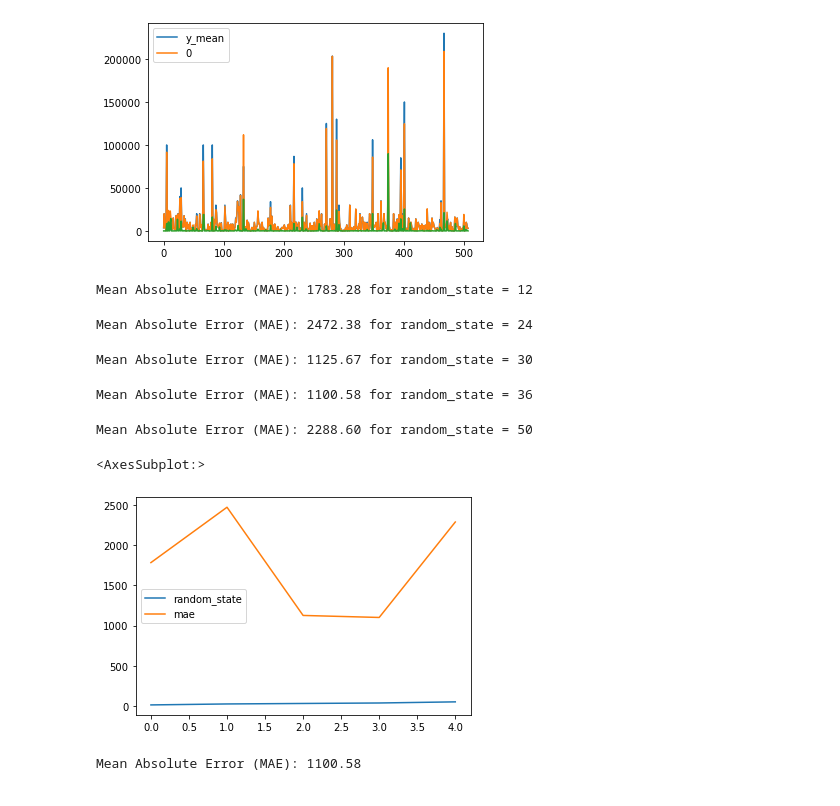
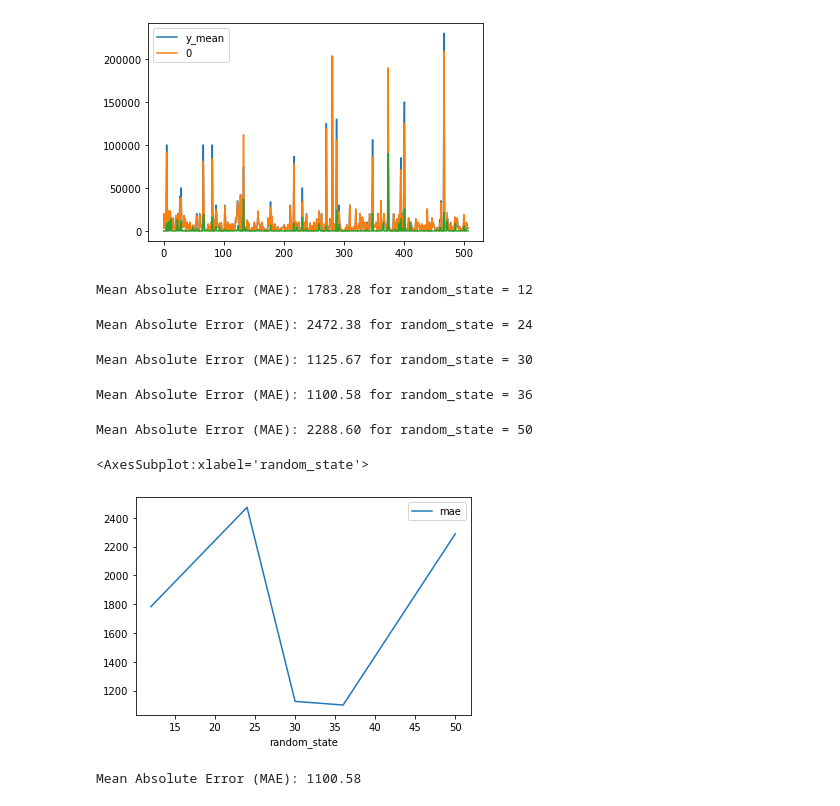
Before and after one commit to dfgparis23/Team-3, a Jupyter notebook: Question 3.ipynb, the cells around one changed output. Saved outputs shown, nothing was run; the diff lists cells and outputs as text; code cells hidden in the pictures.

```diff
--- a/Question 3.ipynb
+++ b/Question 3.ipynb
@@ -148,32 +148,32 @@ t=pd.concat([y_test.reset_index(drop=True),pd.DataFrame(y_pred)],axis=1)
 # %%
 # fine-tuning of random_state parameter
 value_mae=[]
 for k in [12, 24, 30, 36, 50]:
     # Split the dataset into training and testing sets
     X_train, X_test, y_train, y_test = train_test_split(X, y, test_size=0.2, random_state=k)
 
     # Create a Random Forest classifier
     rf_classifier = RandomForestRegressor(n_estimators=100, random_state=k)
 
     # Fit the classifier to the training data
     rf_classifier.fit(X_train, y_train)
 
     y_pred = rf_classifier.predict(X_test)
 
     # Calculate Mean Absolute Error (MAE)
     mae = mean_absolute_error(y_test, y_pred)
     value_mae.append(mae)
     print(f"Mean Absolute Error (MAE): {mae:.2f} for random_state = {k}")
 
-pd.DataFrame({"random_state": [12, 24, 30, 36, 50], "mae": value_mae}).plot()
+pd.DataFrame({"random_state": [12, 24, 30, 36, 50], "mae": value_mae}).set_index("random_state").plot()
 # %% [output]
 Mean Absolute Error (MAE): 1783.28 for random_state = 12
 Mean Absolute Error (MAE): 2472.38 for random_state = 24
 Mean Absolute Error (MAE): 1125.67 for random_state = 30
 Mean Absolute Error (MAE): 1100.58 for random_state = 36
 Mean Absolute Error (MAE): 2288.60 for random_state = 50
-<AxesSubplot:>
+<AxesSubplot:xlabel='random_state'>
-[figure, old version]
+[figure, new version]
 # %%
 # We keep random_state = 36
 # Split the dataset into training and testing sets
```
Also changed, not shown: parts of 1 cell of this notebook, 3 other files.
